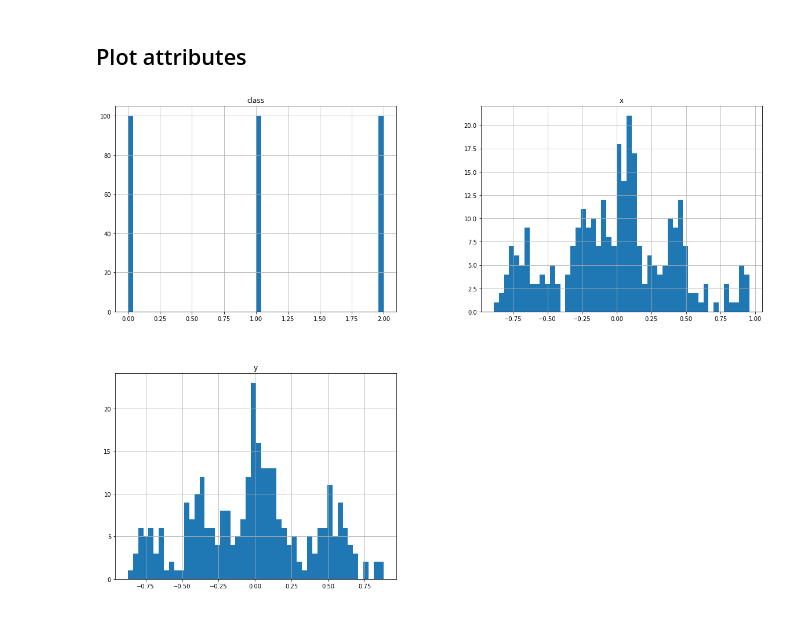
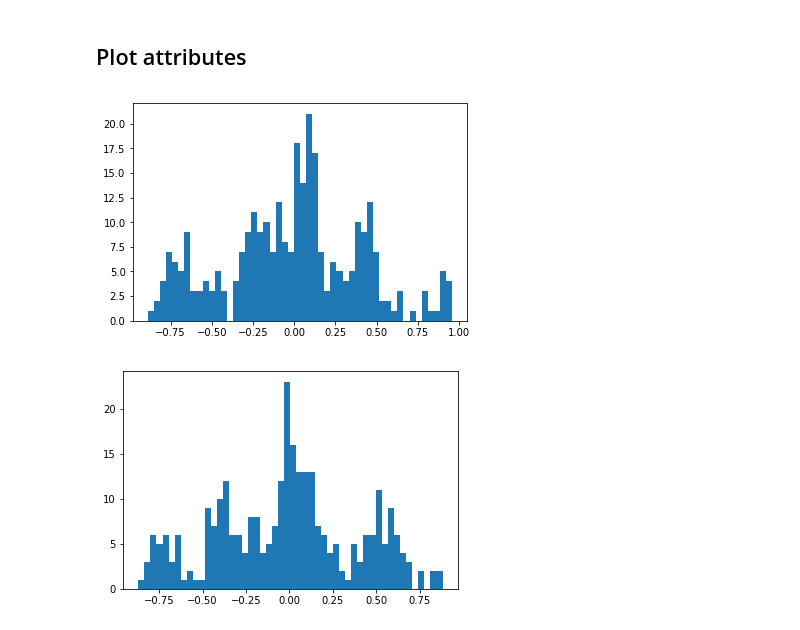
Before and after one commit to jhagelback/ml-sk, a Jupyter notebook: Spiral.ipynb, the cells around one changed output. Drawn from its saved outputs; the diff is of its cells as text; code cells hidden in the pictures.

```diff
--- a/Spiral.ipynb
+++ b/Spiral.ipynb
@@ -266,7 +266,10 @@ Confusion Matrix:
 # %%
 %matplotlib inline
 import matplotlib.pyplot as plt
-df.hist(bins=50, figsize=(20,15))
+plt.hist(X[:,0], bins=50)
 plt.show()
+plt.hist(X[:,1], bins=50)
+plt.show()
 # %% [output]
-[figure, old version]
+[figure, new version]
+[figure, added]
```
Also changed, not shown: 1 other file.
